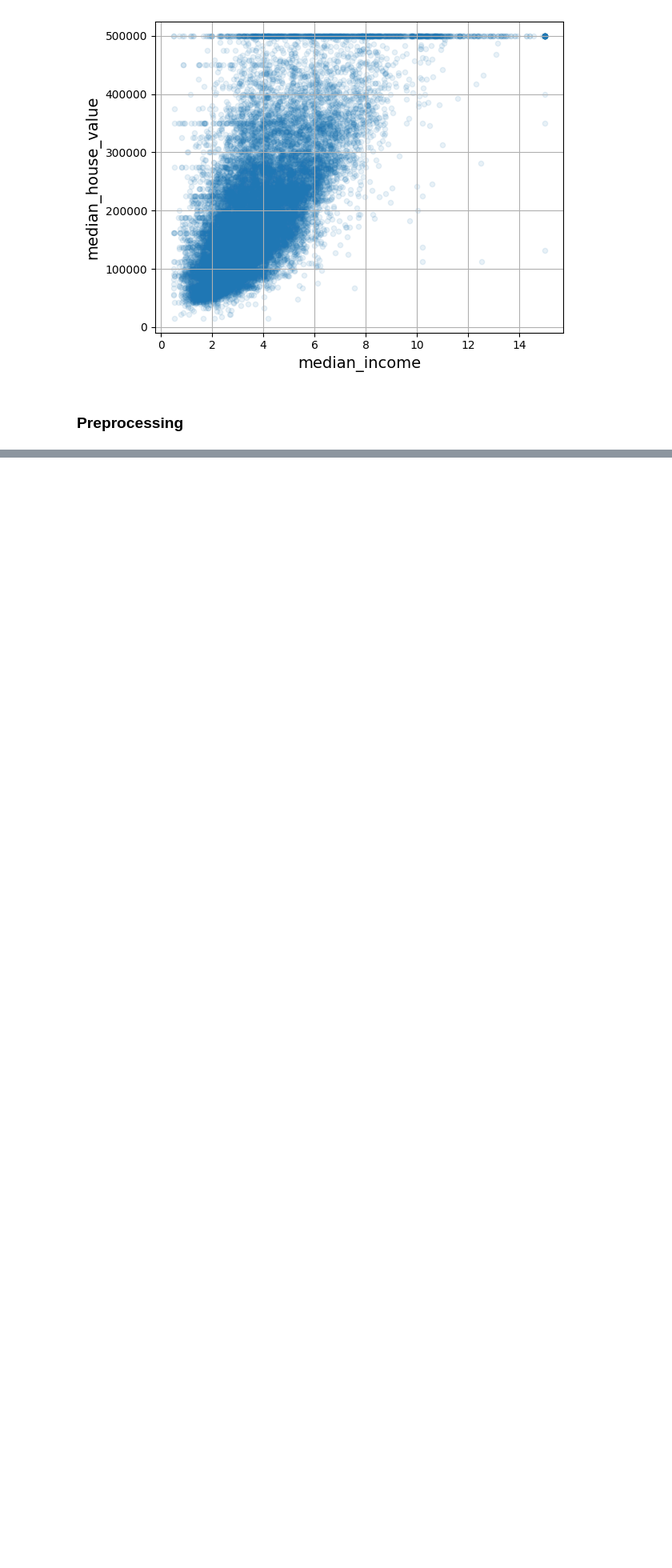
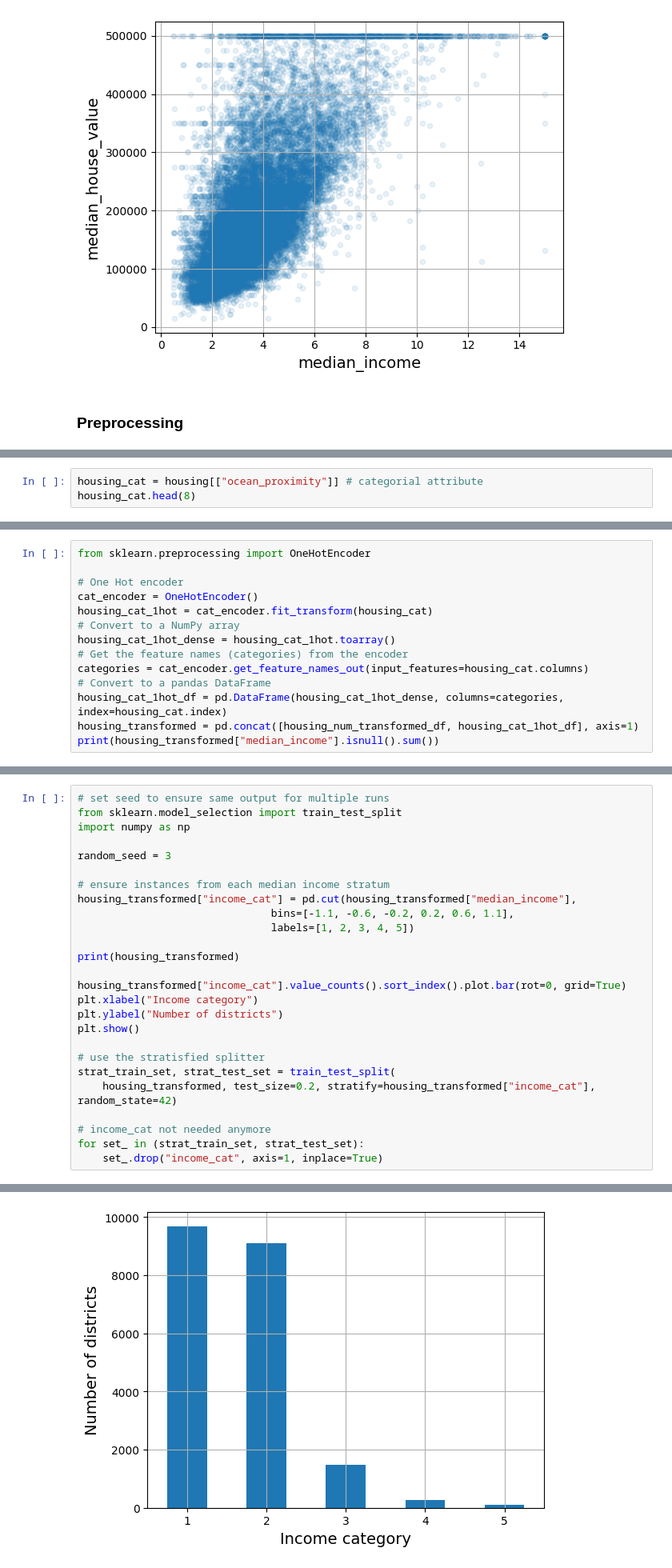
Before and after one commit to sc-helena/housing-price-predictor, a Jupyter notebook: data_loader.ipynb, the cells around one changed output, grey strips where cells are left out. Shown at 80% size. Saved outputs shown, nothing was run; the diff lists cells and outputs as text; blank space fills up the shorter version.

Commit message:
implement training and evalutation

```diff
--- a/data_loader.ipynb
+++ b/data_loader.ipynb
@@ -178,0 +201,3 @@ housing["people_per_house"] = housing["population"] / housing["households"]
+# %%
+housing_cat = housing[["ocean_proximity"]] # categorial attribute
+housing_cat.head(8)
@@ -178,0 +214,14 @@ housing["people_per_house"] = housing["population"] / housing["households"]
+# %%
+from sklearn.preprocessing import OneHotEncoder
+
+# One Hot encoder
+cat_encoder = OneHotEncoder()
+housing_cat_1hot = cat_encoder.fit_transform(housing_cat)
+# Convert to a NumPy array
+housing_cat_1hot_dense = housing_cat_1hot.toarray()
+# Get the feature names (categories) from the encoder
+categories = cat_encoder.get_feature_names_out(input_features=housing_cat.columns)
+# Convert to a pandas DataFrame
+housing_cat_1hot_df = pd.DataFrame(housing_cat_1hot_dense, columns=categories, index=housing_cat.index)
+housing_transformed = pd.concat([housing_num_transformed_df, housing_cat_1hot_df], axis=1)
+print(housing_transformed["median_income"].isnull().sum())
@@ -178,0 +232,27 @@ housing["people_per_house"] = housing["population"] / housing["households"]
+# %%
+# set seed to ensure same output for multiple runs
+from sklearn.model_selection import train_test_split
+import numpy as np
+
+random_seed = 3
+
+# ensure instances from each median income stratum
+housing_transformed["income_cat"] = pd.cut(housing_transformed["median_income"],
+                               bins=[-1.1, -0.6, -0.2, 0.2, 0.6, 1.1],
+                               labels=[1, 2, 3, 4, 5])
+
+print(housing_transformed)
+
+housing_transformed["income_cat"].value_counts().sort_index().plot.bar(rot=0, grid=True)
+plt.xlabel("Income category")
+plt.ylabel("Number of districts")
+plt.show()
+
+# use the stratisfied splitter
+strat_train_set, strat_test_set = train_test_split(
+    housing_transformed, test_size=0.2, stratify=housing_transformed["income_cat"], random_state=42)
+
+# income_cat not needed anymore
+for set_ in (strat_train_set, strat_test_set):
+    set_.drop("income_cat", axis=1, inplace=True)
+# %% [output]
@@ -178,0 +276 @@ housing["people_per_house"] = housing["population"] / housing["households"]
+[figure, added]
```
Also changed, not shown: parts of 21 cells of this notebook, 6 other files.
